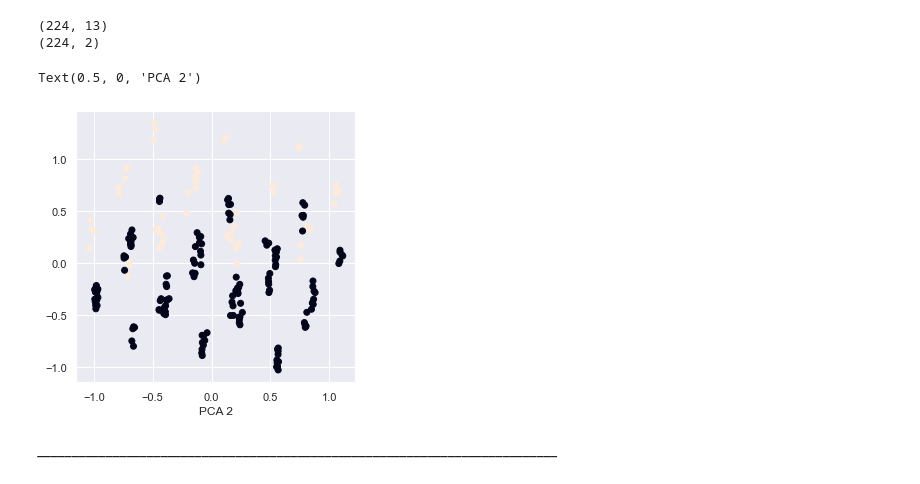
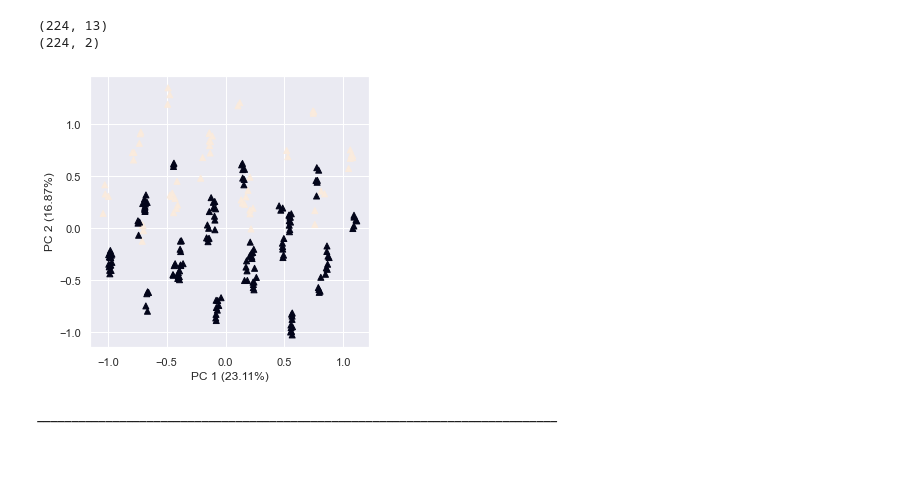
Before and after one commit to Fedenov/Aprendizaje_Automatico_Tarea3, a Jupyter notebook: Tarea3.ipynb, the cells around one changed output. Saved outputs shown, nothing was run; the diff lists cells and outputs as text; code cells hidden in the pictures.

Commit message:
scatter better

```diff
--- a/Tarea3.ipynb
+++ b/Tarea3.ipynb
@@ -537,17 +537,18 @@ print(transformada.shape)
 # %%
 # from sklearn import datasets
 # data,target = datasets.load_iris(return_X_y=True)
 
 # mglearn.discrete_scatter(transformada[:,0], transformada[:,1], scaled_newDataSet['DEATH_EVENT'])
 # plt.legend(list(scaled_newDataSet), loc = 'best')
 
 plt.figure(figsize = (5,5))
-plt.scatter(transformada[:,0], transformada[:,1], c=scaled_newDataSet['DEATH_EVENT'])
-plt.xlabel('PCA 1')
-plt.xlabel('PCA 2')
+# plt.scatter(transformada[:,0], transformada[:,1], edgecolor='', alpha=0.5)
+plt.scatter(transformada[:,0], transformada[:,1], c=scaled_newDataSet['DEATH_EVENT'], marker = '^')
+plt.xlabel('PC 1 (%.2f%%)' % (pca.explained_variance_ratio_[0]*100))
+plt.ylabel('PC 2 (%.2f%%)' % (pca.explained_variance_ratio_[1]*100))
+plt.show()
 # %% [output]
-Text(0.5, 0, 'PCA 2')
-[figure, old version]
+[figure, new version]
 # %% [markdown]
 *____________________________________________________________________________*
 # %% [markdown]
```
